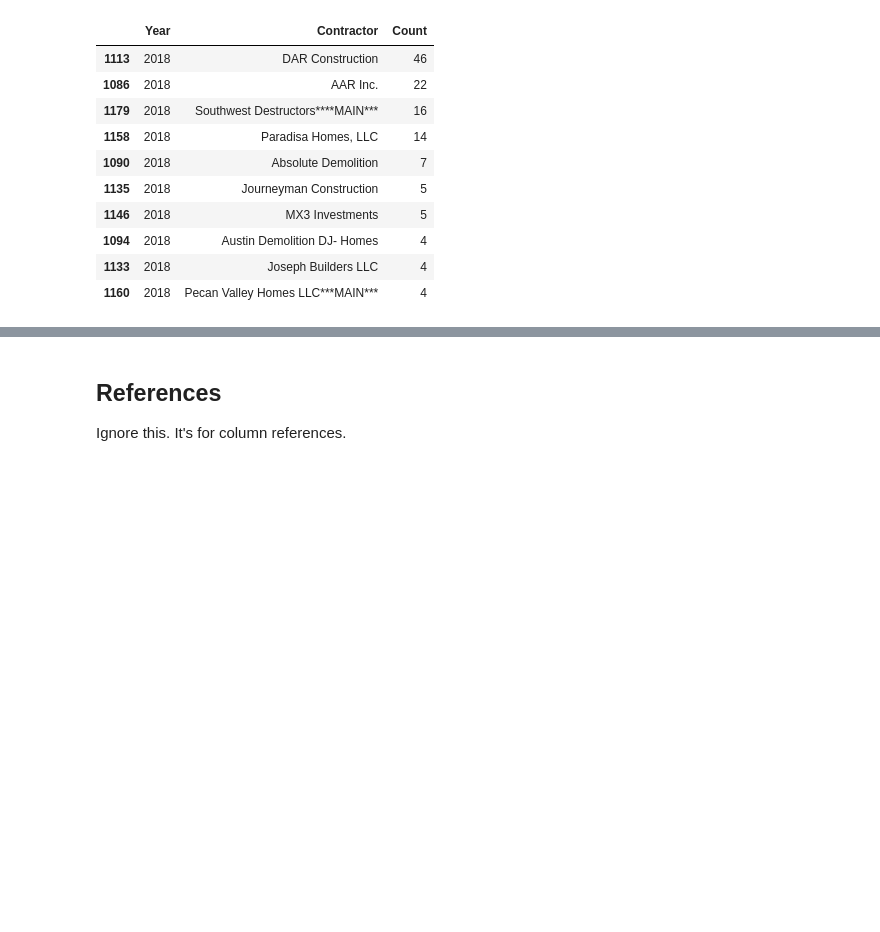
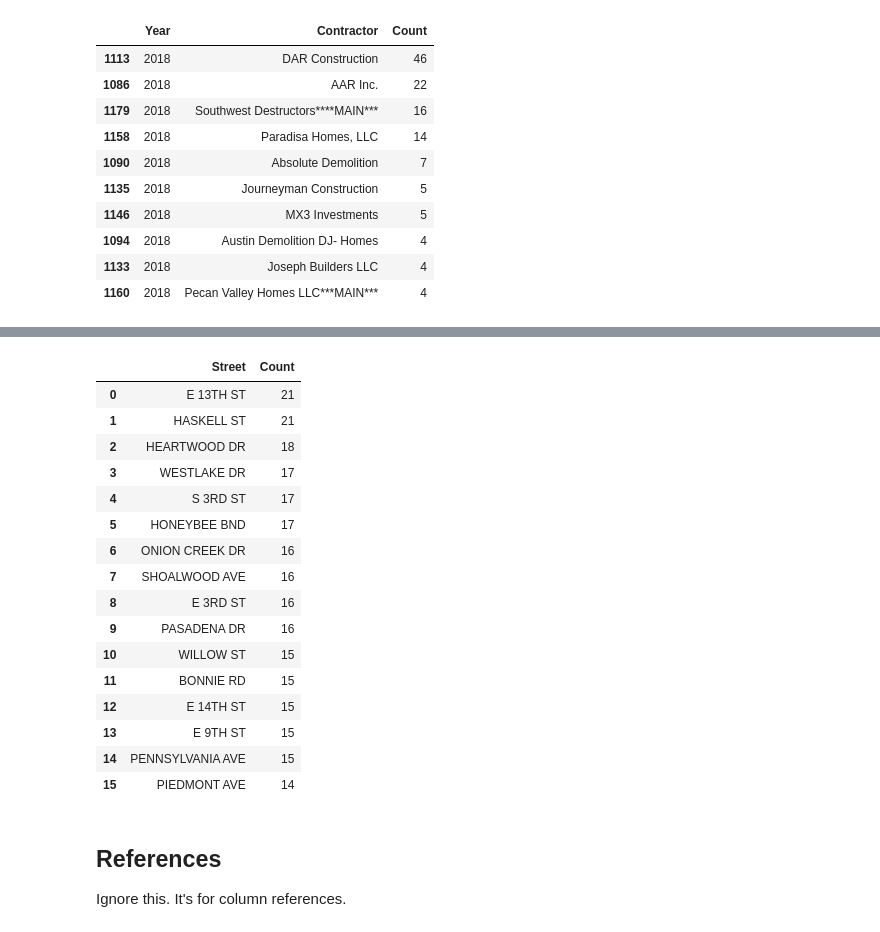
Before and after one commit to swkasica/demolitions, a Jupyter notebook: notebooks/02_Analysis_Full_demos.ipynb, the cells around one changed output, grey strips where cells are left out. Drawn from its saved outputs; the diff is of its cells as text; code cells hidden in the pictures; blank space fills up the shorter version.

```diff
--- a/notebooks/02_Analysis_Full_demos.ipynb
+++ b/notebooks/02_Analysis_Full_demos.ipynb
@@ -567,3 +574,28 @@ contractor_sorted[contractor_sorted.Year == '2018'].head(10)
+# %%
+streets = demolitions.ProjectName.replace(
+    {r'(\d+) (.*)' : r'\2'},
+    regex=True
+).value_counts().reset_index()
+streets.columns = ['Street', 'Count']
+streets.head(16)
+# %% [output]
+|  | Street | Count |
+| 0 | E 13TH ST | 21 |
+| 1 | HASKELL ST | 21 |
+| 2 | HEARTWOOD DR | 18 |
+| 3 | WESTLAKE DR | 17 |
+| 4 | S 3RD ST | 17 |
+| 5 | HONEYBEE BND | 17 |
+| 6 | ONION CREEK DR | 16 |
+| 7 | SHOALWOOD AVE | 16 |
+| 8 | E 3RD ST | 16 |
+| 9 | PASADENA DR | 16 |
+| 10 | WILLOW ST | 15 |
+| 11 | BONNIE RD | 15 |
+| 12 | E 14TH ST | 15 |
+| 13 | E 9TH ST | 15 |
+| 14 | PENNSYLVANIA AVE | 15 |
+| 15 | PIEDMONT AVE | 14 |
 # %% [markdown]
 ## References
 Ignore this. It's for column references.
```
Also changed, not shown: parts of 3 cells of this notebook, 27 other files.
